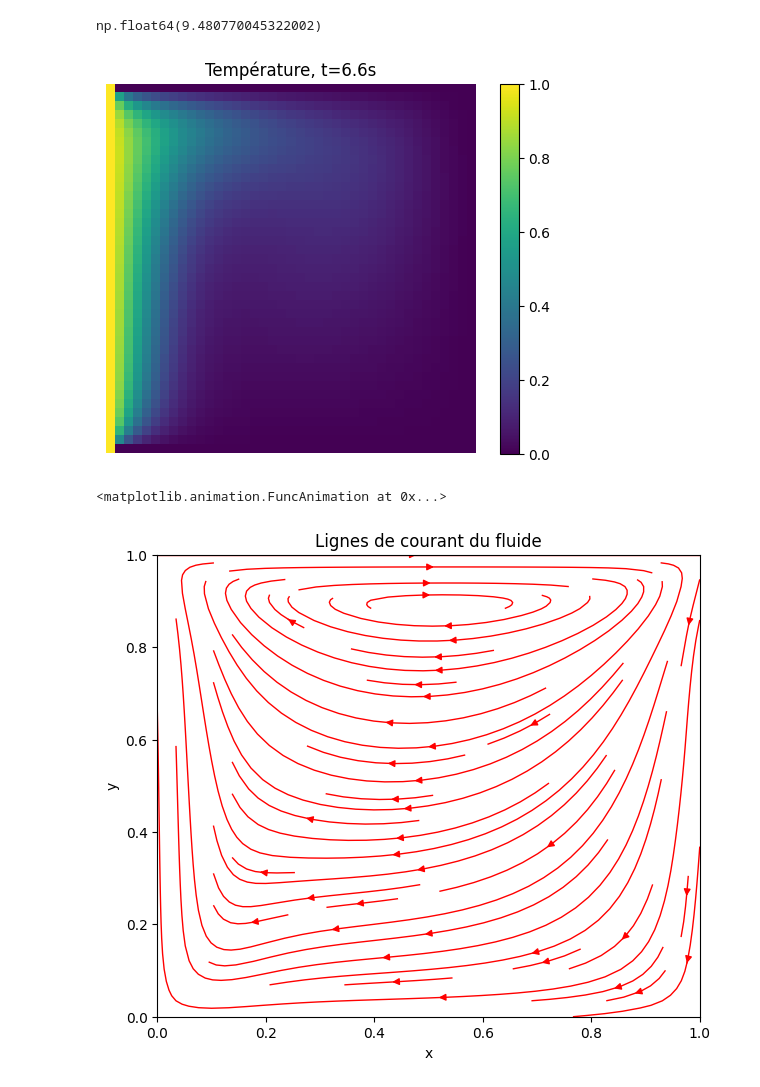
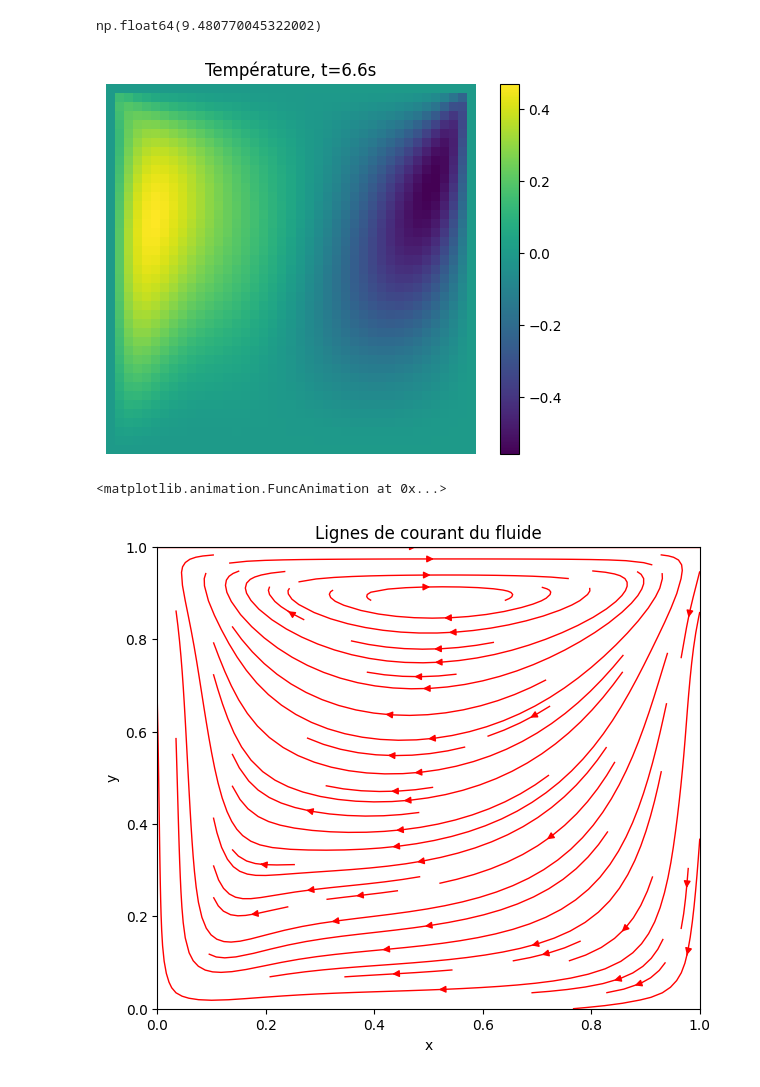
Before and after one commit to PierreG25/Thermal-transfert, a Jupyter notebook: ADI_Thomas.ipynb, the cells around one changed output. Cells and saved outputs as stored; diff of their text form; code cells hidden in the pictures.

```diff
--- a/ADI_Thomas.ipynb
+++ b/ADI_Thomas.ipynb
@@ -283,35 +283,35 @@ def animer_matrices(liste_matrices, fps=20, save_path=None, Name=''):
     # cmap='viridis' est souvent mieux pour les données scientifiques que 'gray'
     im = ax.imshow(liste_matrices[0], animated=True, cmap='viridis', origin='lower', vmin = np.min(liste_matrices), vmax = np.max(liste_matrices))
     plt.colorbar(im) # Optionnel : affiche l'échelle des valeurs
     plt.title('Animation des Matrices')
     ax.axis('off')
 
 
     # Fonction de mise à jour appelée pour chaque frame
     def update(i):
         im.set_array(liste_matrices[i])
         ax.set_title(f"{Name}, t={i*dt*10:.1f}s")
         return [im]
 
     # Création de l'animation
     # interval = délai entre images en millisecondes (1000 / fps)
     ani = animation.FuncAnimation(fig, update, frames=len(liste_matrices),
                         interval=1000/fps, blit=True)
 
     # SAUVEGARDE (Optionnel)
     if save_path:
         if save_path.endswith('.gif'):
             ani.save(save_path, writer='pillow', fps=fps)
         else:
             # Nécessite l'installation de 'ffmpeg' sur votre ordinateur
             ani.save(save_path, writer='ffmpeg', fps=fps)
 
     plt.show()
     return ani
 
-animer_matrices(img_dic['T'], fps=24, save_path='mon_animation.gif', Name = 'Température')
+animer_matrices(img_dic['v'], fps=24, save_path='mon_animation.gif', Name = 'Température')
 # %% [output]
-[figure, old version]
+[figure, new version]
 <matplotlib.animation.FuncAnimation at 0x...>
 # %%
 # 1. Préparation de la grille
```
Also changed, not shown: 1 other file.
